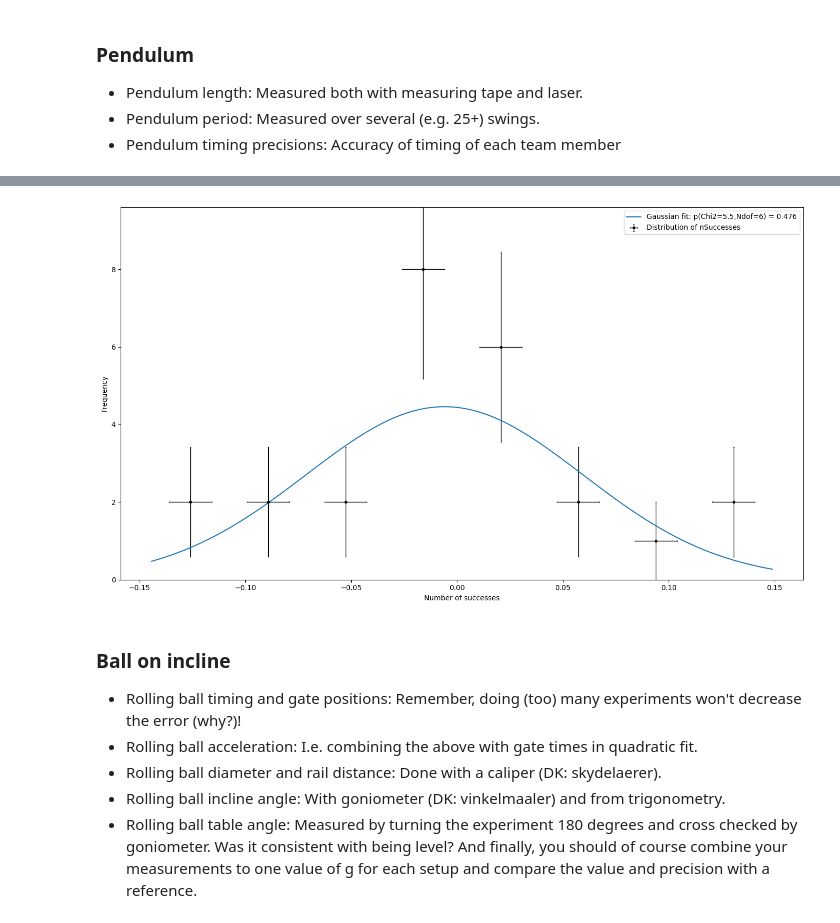
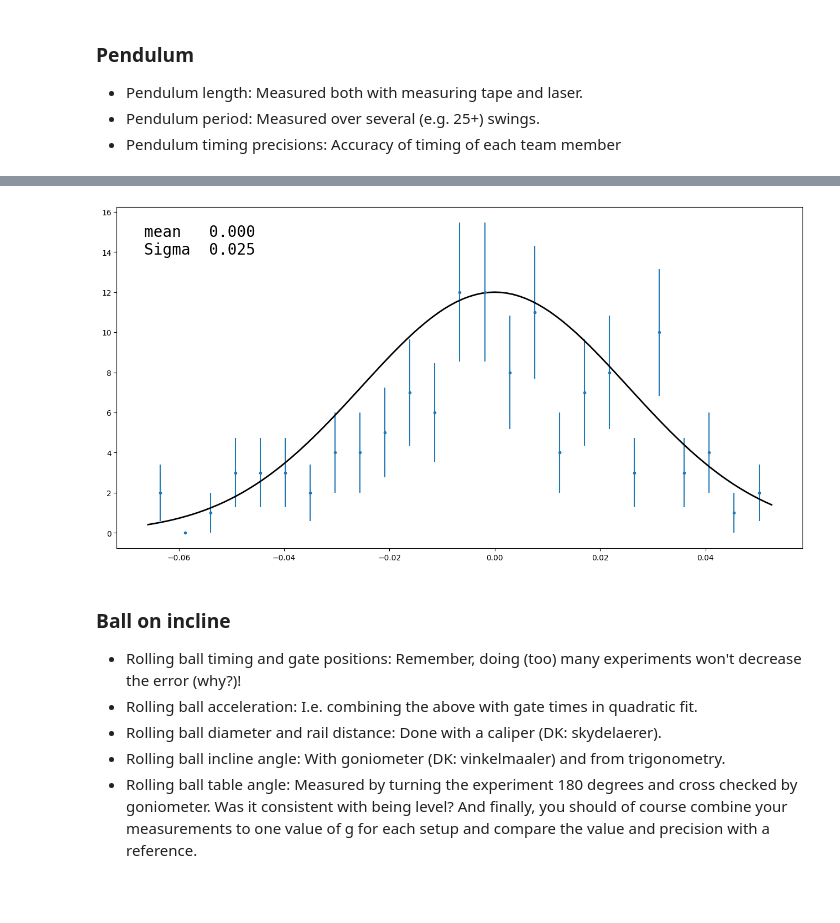
Before and after one commit to BerlinObel/AppStat2023-Project, a Jupyter notebook: Project.ipynb, the cells around one changed output, grey strips where cells are left out. Drawn from its saved outputs; the diff is of its cells as text; code cells hidden in the pictures; blank space fills up the shorter version.

```diff
--- a/Project.ipynb
+++ b/Project.ipynb
@@ -225,40 +229,22 @@ res2=residual(linear_model(x_data, *minuitLin_2.values[:]),periods_2)
-# %%
-
-
-# axLin.scatter(x_data, periods_2, c='m')
-# axLin.plot(x_data, linear_model(x_data, *minuitLin_1.values[:]), '-r')
-# axLin.plot(x_data, linear_model(x_data, *minuitLin_2.values[:]), '-r')
-xaxis = np.linspace(min(res1), max(res1), 100)
-counts, bin_edges = np.histogram(res1,bins=8)
-bin_centers = (bin_edges[1:] + bin_edges[:-1])/2
-s_counts = np.sqrt(counts)
-x = bin_centers[counts>0]
-y = counts[counts>0]
-sy = s_counts[counts>0]
-
-fig, ax = plt.subplots(figsize=(14, 8))
-ax.errorbar(x, y, yerr=sy, xerr=0.01, label='Distribution of nSuccesses', fmt='.k',  ecolor='k', elinewidth=1, capsize=1, capthick=1)
-ax.set( ylim=(0, 1.2*np.max(y)), xlabel='Number of successes', ylabel='Frequency');
-
-
-def func_gaussian(x, N, mu, sigma) :
-    return N * stats.norm.pdf(x, mu, sigma)
-
-
-chi2_gaussian = Chi2Regression(func_gaussian, x, y, sy)
-chi2_gaussian.errordef = 1
-minuit_gaussian = Minuit(chi2_gaussian, N=N_measurements, mu=0, sigma=0.03) #
-minuit_gaussian.migrad()       # Perform the actual fit
-Chi2_gau = minuit_gaussian.fval
-Ndof_gau = len(x) - 2          # 3 parameters in fit
-Prob_gau = stats.chi2.sf(Chi2_gau, Ndof_gau)
-
-yaxis = func_gaussian(xaxis, *minuit_gaussian.values[:])
-ax.plot(xaxis, yaxis, '-', label=f'Gaussian fit: p(Chi2={Chi2_gau:.1f},Ndof={Ndof_gau:d}) = {Prob_gau:.3f}')
-ax.legend()
-fig.tight_layout()
-# %% [output]
-[figure, removed]
+# %%
+residuals = np.hstack(residuals)
+y, bin_edges = np.histogram(residuals, bins=N_bins)
+x = 0.5*(bin_edges[:-1] + bin_edges[1:])
+sy = np.sqrt(y)
+mean, stddev = stats.norm.fit(residuals)
+x_gauss = np.linspace(min(residuals), max(residuals), 100)
+
+fig, ax = plt.subplots(figsize=(16, 8))
+hist = ax.errorbar(x, y, sy, fmt='.')
+ax.plot(x_gauss, gaussian(x_gauss, max(y), mean, stddev), 'k', linewidth=2)
+
+dd = {'mean':mean,
+    'Sigma':stddev,
+    }
+text2 = nice_string_output(dd, extra_spacing=2, decimals=3)
+add_text_to_ax(0.04, 0.95, text2, ax, fontsize=20)
+# %% [output]
+[figure, added]
 # %% [markdown]
 ### Ball on incline
 
```
Also changed, not shown: parts of 6 cells of this notebook, 9 other files.
